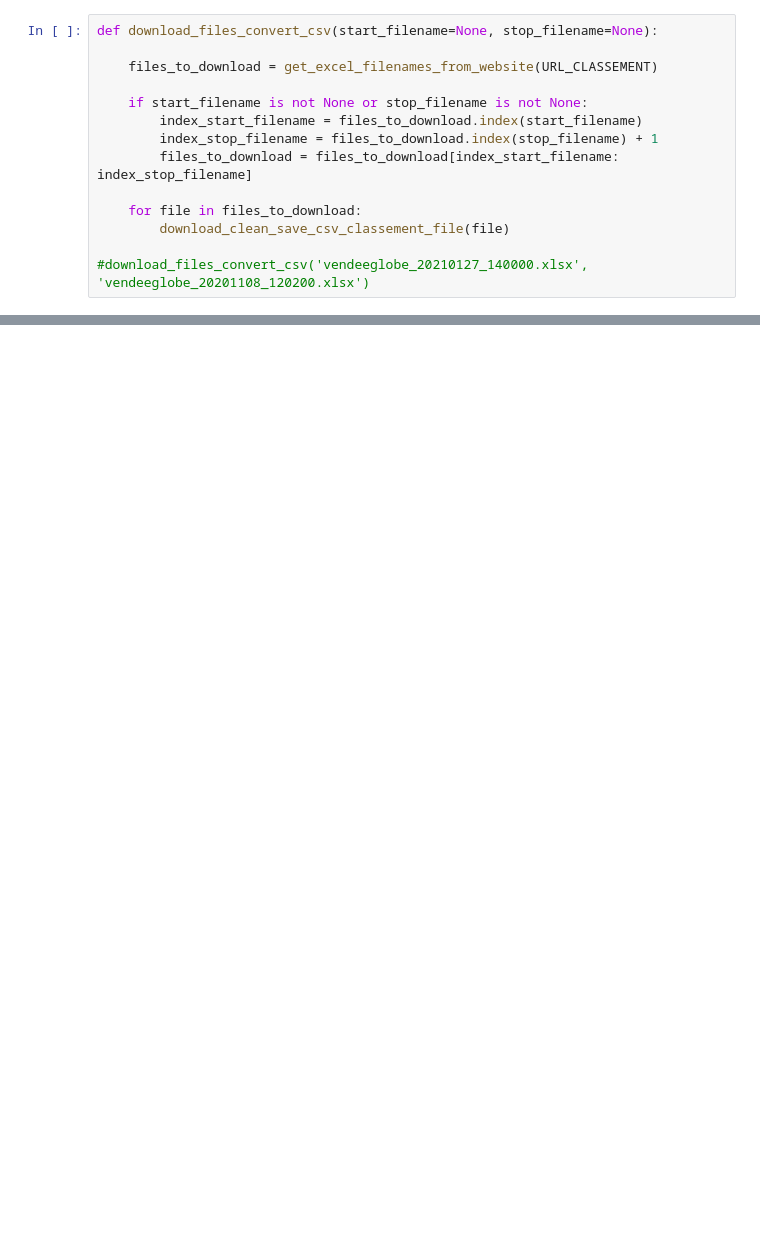
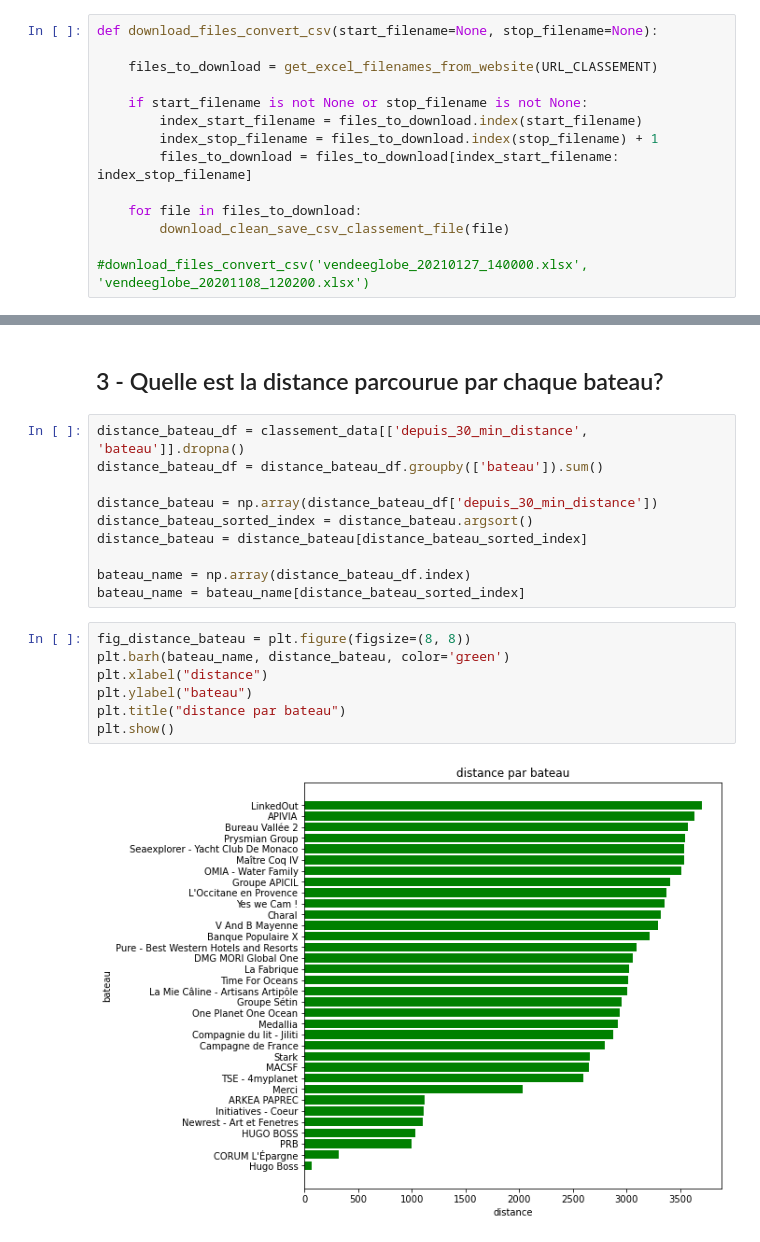
Before and after one commit to Kit-BIGDATA-Telecom-2022-2023/kovila_pauvaday, a Jupyter notebook: projet/projet_vendee_globe.ipynb, the cells around one changed output, grey strips where cells are left out. Saved outputs shown, nothing was run; the diff lists cells and outputs as text; blank space fills up the shorter version.

```diff
--- a/projet/projet_vendee_globe.ipynb
+++ b/projet/projet_vendee_globe.ipynb
@@ -478,0 +478,21 @@ La matrice de confusion ci-dessus nous permet aussi de voir que le modèle liné
+# %% [markdown]
+## 3 - Quelle est la distance parcourue par chaque bateau?
+# %%
+distance_bateau_df = classement_data[['depuis_30_min_distance', 'bateau']].dropna()
+distance_bateau_df = distance_bateau_df.groupby(['bateau']).sum()
+
+distance_bateau = np.array(distance_bateau_df['depuis_30_min_distance'])
+distance_bateau_sorted_index = distance_bateau.argsort()
+distance_bateau = distance_bateau[distance_bateau_sorted_index]
+
+bateau_name = np.array(distance_bateau_df.index)
+bateau_name = bateau_name[distance_bateau_sorted_index]
+# %%
+fig_distance_bateau = plt.figure(figsize=(8, 8))
+plt.barh(bateau_name, distance_bateau, color='green')
+plt.xlabel("distance")
+plt.ylabel("bateau")
+plt.title("distance par bateau")
+plt.show()
+# %% [output]
+[figure, added]
```
Also changed, not shown: parts of 33 cells of this notebook, 2 other files.
